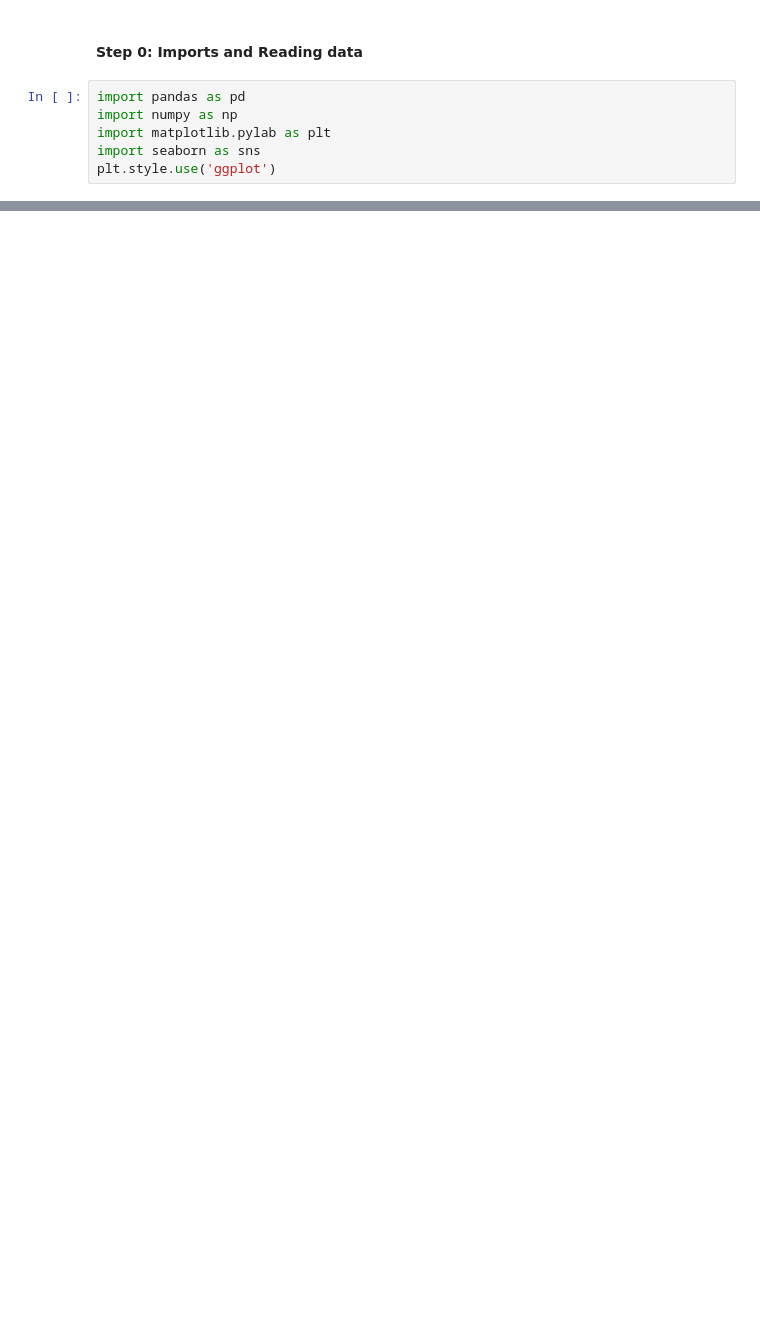
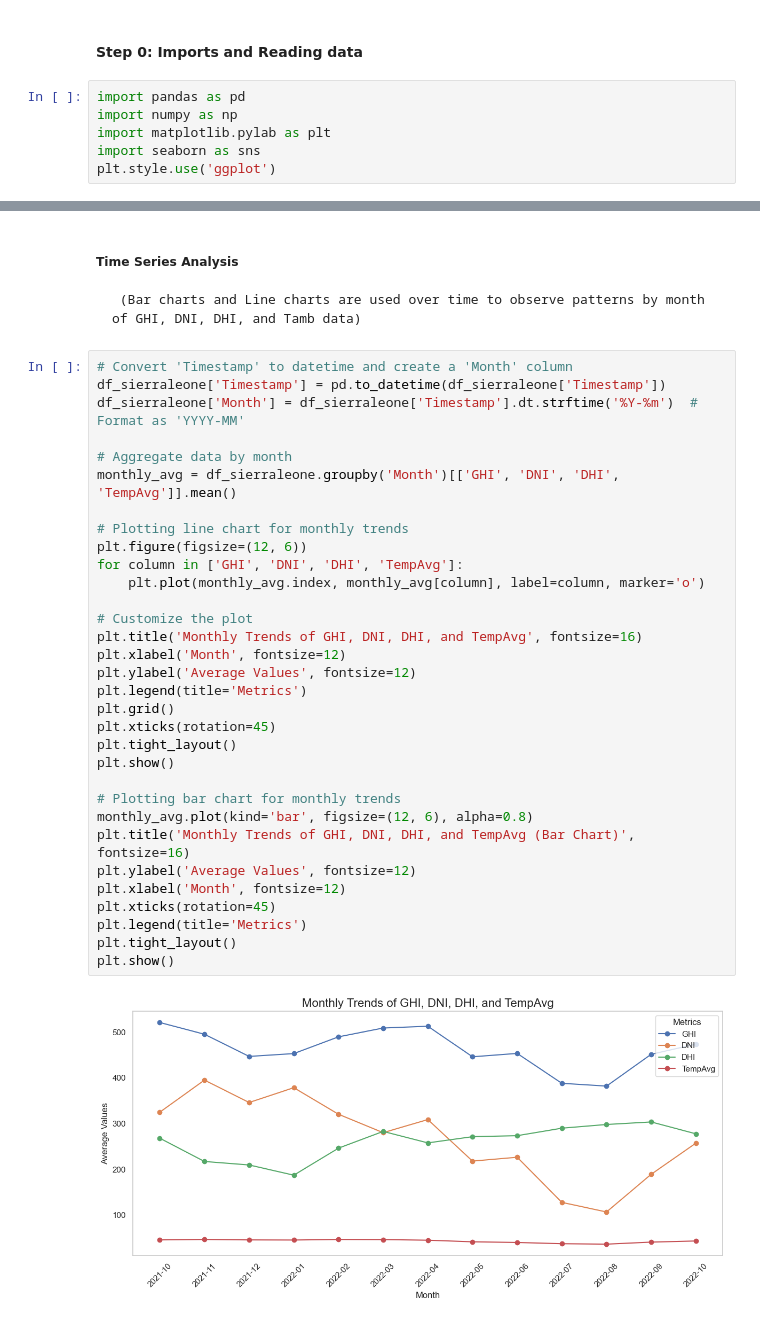
Before and after one commit to mebratuteshale/mebratu-week0, a Jupyter notebook: notebooks/sierraleone_EDA.ipynb, the cells around one changed output, grey strips where cells are left out. Cells and saved outputs as stored; diff of their text form; blank space fills up the shorter version.

Commit message:
EDA analysis for Togo and Sirraleone done

```diff
--- a/notebooks/sierraleone_EDA.ipynb
+++ b/notebooks/sierraleone_EDA.ipynb
@@ -42,0 +193,37 @@ Index(['Timestamp', 'GHI', 'DNI', 'DHI', 'ModA', 'ModB', 'Tamb', 'RH', 'WS',
+# %% [markdown]
+##### Time Series Analysis
+     (Bar charts and Line charts are used over time to observe patterns by month of GHI, DNI, DHI, and Tamb data)
+# %%
+# Convert 'Timestamp' to datetime and create a 'Month' column
+df_sierraleone['Timestamp'] = pd.to_datetime(df_sierraleone['Timestamp'])
+df_sierraleone['Month'] = df_sierraleone['Timestamp'].dt.strftime('%Y-%m')  # Format as 'YYYY-MM'
+
+# Aggregate data by month
+monthly_avg = df_sierraleone.groupby('Month')[['GHI', 'DNI', 'DHI', 'TempAvg']].mean()
+
+# Plotting line chart for monthly trends
+plt.figure(figsize=(12, 6))
+for column in ['GHI', 'DNI', 'DHI', 'TempAvg']:
+    plt.plot(monthly_avg.index, monthly_avg[column], label=column, marker='o')
+
+# Customize the plot
+plt.title('Monthly Trends of GHI, DNI, DHI, and TempAvg', fontsize=16)
+plt.xlabel('Month', fontsize=12)
+plt.ylabel('Average Values', fontsize=12)
+plt.legend(title='Metrics')
+plt.grid()
+plt.xticks(rotation=45)
+plt.tight_layout()
+plt.show()
+
+# Plotting bar chart for monthly trends
+monthly_avg.plot(kind='bar', figsize=(12, 6), alpha=0.8)
+plt.title('Monthly Trends of GHI, DNI, DHI, and TempAvg (Bar Chart)', fontsize=16)
+plt.ylabel('Average Values', fontsize=12)
+plt.xlabel('Month', fontsize=12)
+plt.xticks(rotation=45)
+plt.legend(title='Metrics')
+plt.tight_layout()
+plt.show()
+# %% [output]
+[figure, added]
```
Also changed, not shown: parts of 32 cells of this notebook, 2 other files.
